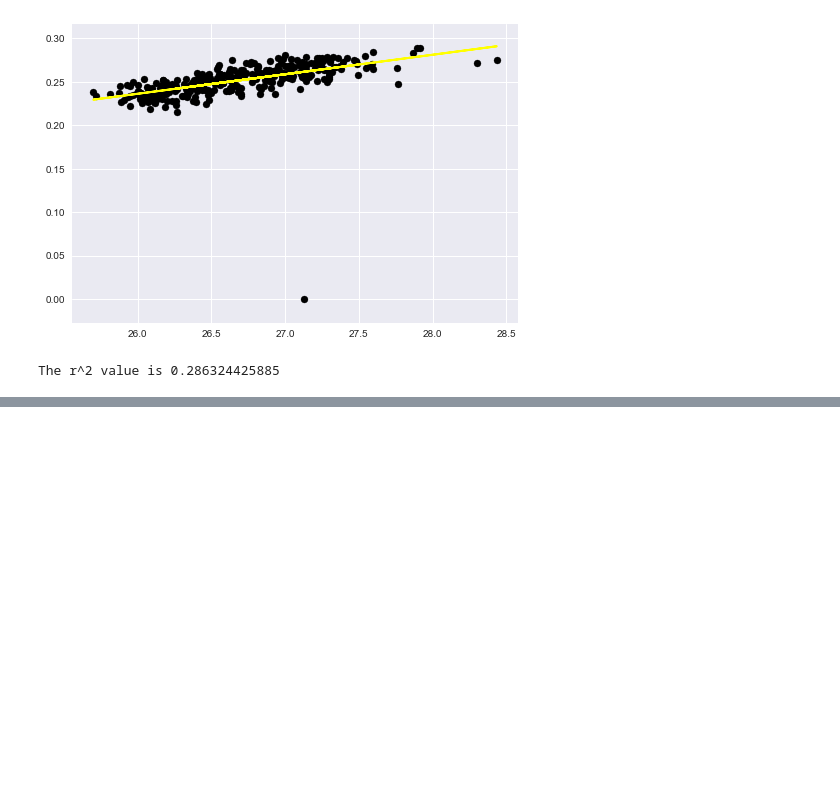
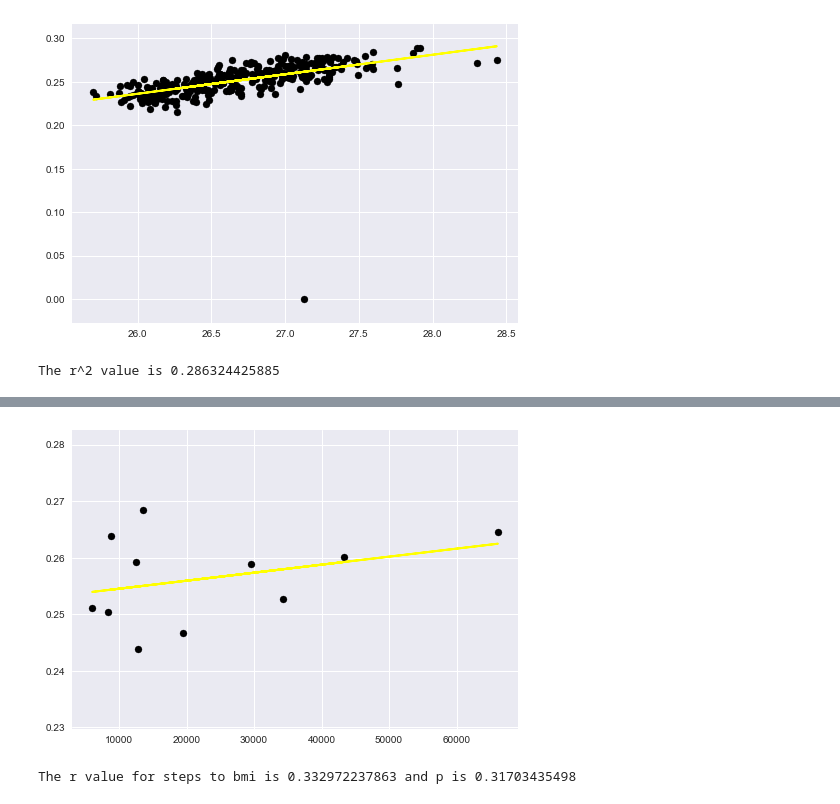
Before and after one commit to OngoDSS/Notebooks, a Jupyter notebook: sebastian_ongo.ipynb, the cells around one changed output, grey strips where cells are left out. Drawn from its saved outputs; the diff is of its cells as text; code cells hidden in the pictures; blank space fills up the shorter version.

```diff
--- a/sebastian_ongo.ipynb
+++ b/sebastian_ongo.ipynb
@@ -136,0 +185,27 @@ The r value is 0.535092913319 and p is 1.08134572081e-25
+# %%
+def plotter(steps):
+    steps = steps.dropna()
+    x = steps['first'].values
+    y = steps['second'].values
+    x = x.reshape(len(x), 1)
+    y = y.reshape(len(x), 1)
+
+    regr = linear_model.LinearRegression()
+    regr.fit(x, y)
+
+    # plot it as in the example at http://scikit-learn.org/
+    plt.scatter(x, y,  color='black')
+    plt.plot(x, regr.predict(x), color='yellow', linewidth=2)
+
+    corr_info = stats.stats.pearsonr(x, y)
+    r = corr_info[0][0]
+    p = corr_info[1][0]
+    return r, p
+
+r, p = plotter(steps)
+# %% [output]
+[figure, added]
+# %%
+print ("The r value for steps to bmi is {} and p is {}".format(r, p))
+# %% [output]
+The r value for steps to bmi is 0.332972237863 and p is 0.31703435498
```
Also changed, not shown: parts of 8 cells of this notebook.
